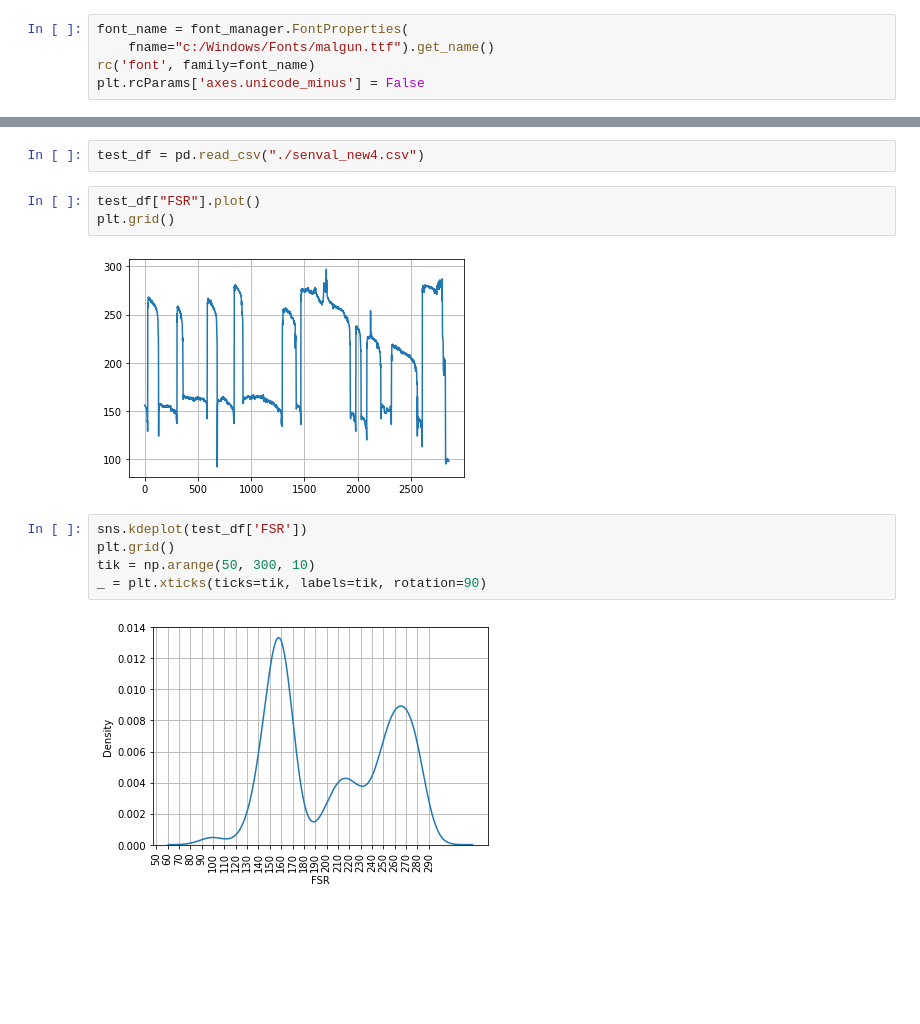
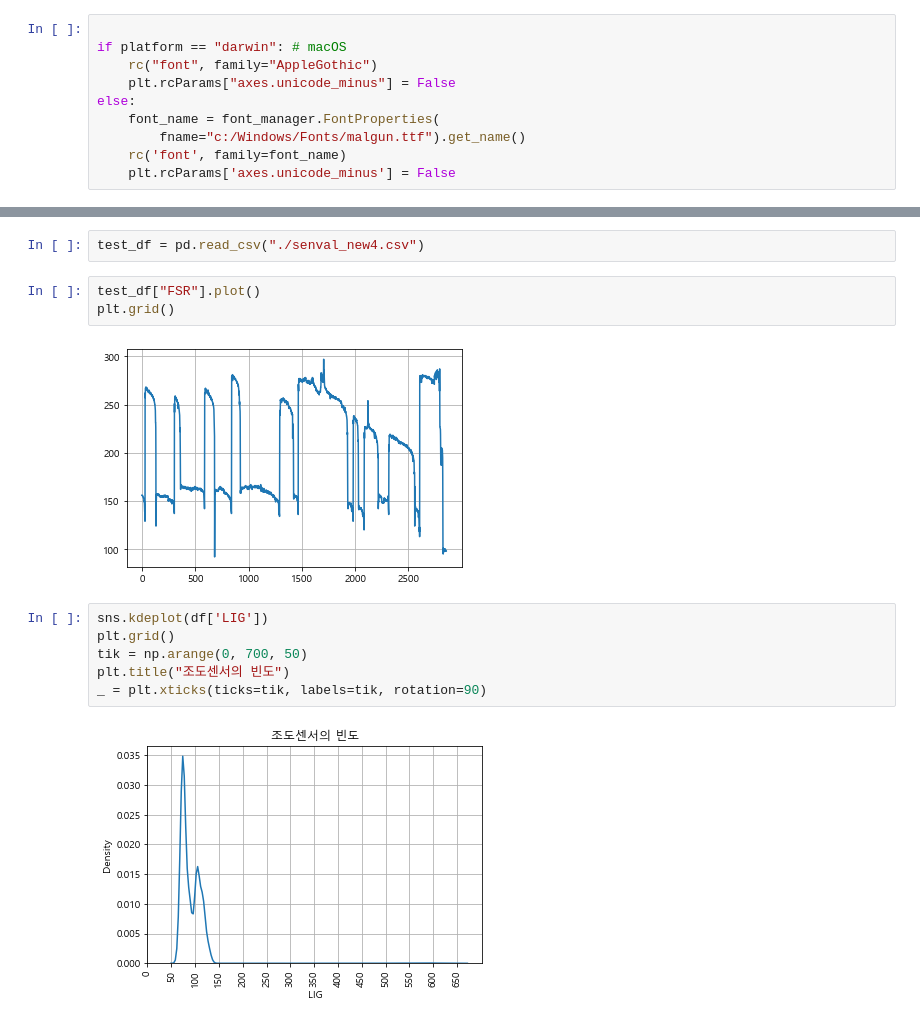
Before and after one commit to WhiteHyun/Lab, a Jupyter notebook: thesis/thesis.ipynb, the cells around one changed output, grey strips where cells are left out. Drawn from its saved outputs; the diff is of its cells as text; blank space fills up the shorter version.

```diff
--- a/thesis/thesis.ipynb
+++ b/thesis/thesis.ipynb
@@ -5,9 +6,14 @@ import pandas as pd
 import numpy as np
 import seaborn as sns
 # %%
-font_name = font_manager.FontProperties(
-    fname="c:/Windows/Fonts/malgun.ttf").get_name()
-rc('font', family=font_name)
-plt.rcParams['axes.unicode_minus'] = False
+
+if platform == "darwin": # macOS
+    rc("font", family="AppleGothic")
+    plt.rcParams["axes.unicode_minus"] = False
+else:
+    font_name = font_manager.FontProperties(
+        fname="c:/Windows/Fonts/malgun.ttf").get_name()
+    rc('font', family=font_name)
+    plt.rcParams['axes.unicode_minus'] = False
 # %%
 df = pd.read_csv("./locker data.csv")
@@ -141,11 +161,12 @@ test_df = pd.read_csv("./senval_new4.csv")
 test_df["FSR"].plot()
 plt.grid()
 # %% [output]
-[figure, old version]
+[figure, new version]
 # %%
-sns.kdeplot(test_df['FSR'])
+sns.kdeplot(df['LIG'])
 plt.grid()
-tik = np.arange(50, 300, 10)
+tik = np.arange(0, 700, 50)
+plt.title("조도센서의 빈도")
 _ = plt.xticks(ticks=tik, labels=tik, rotation=90)
 # %% [output]
-[figure, old version]
+[figure, new version]
```
Also changed, not shown: parts of 23 cells of this notebook.
